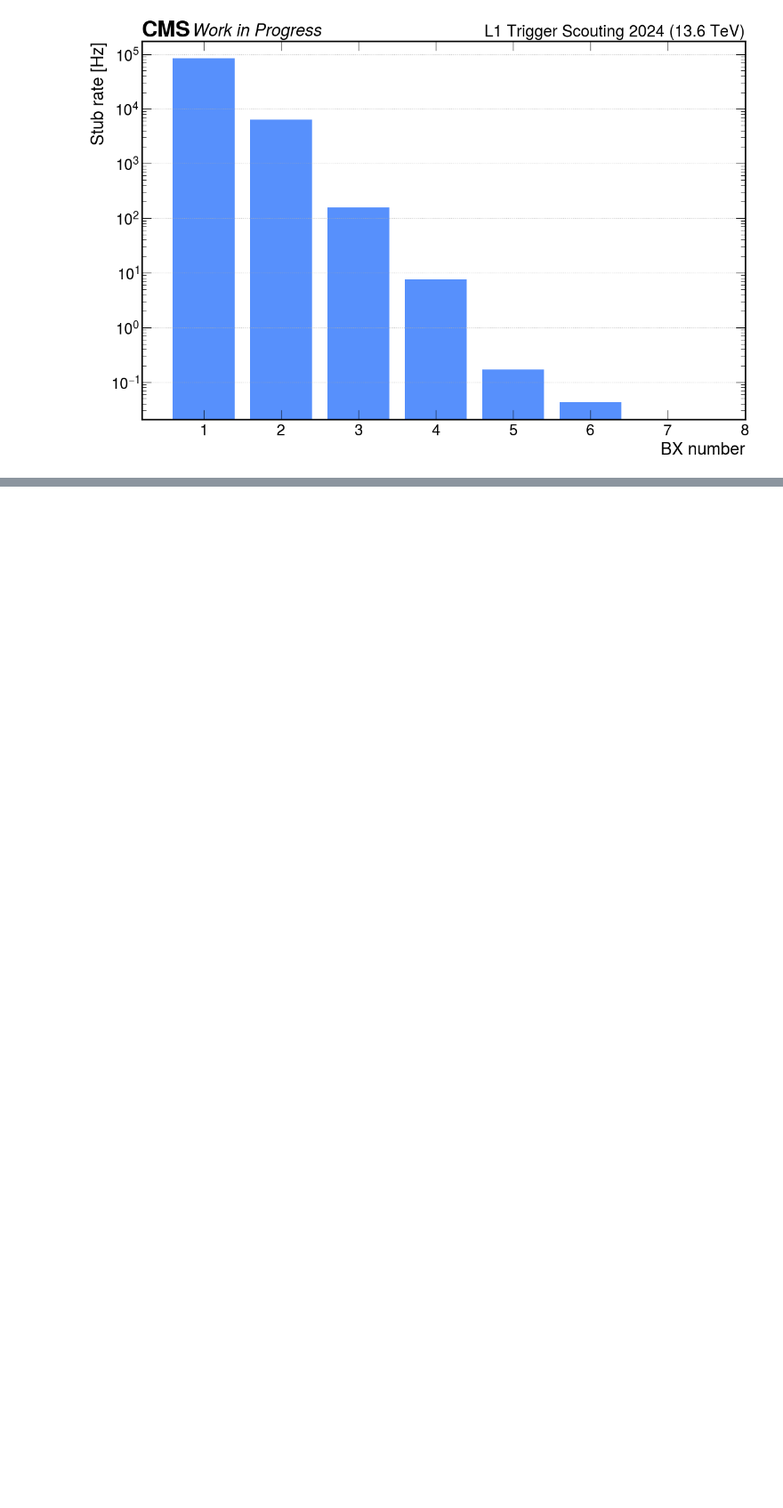
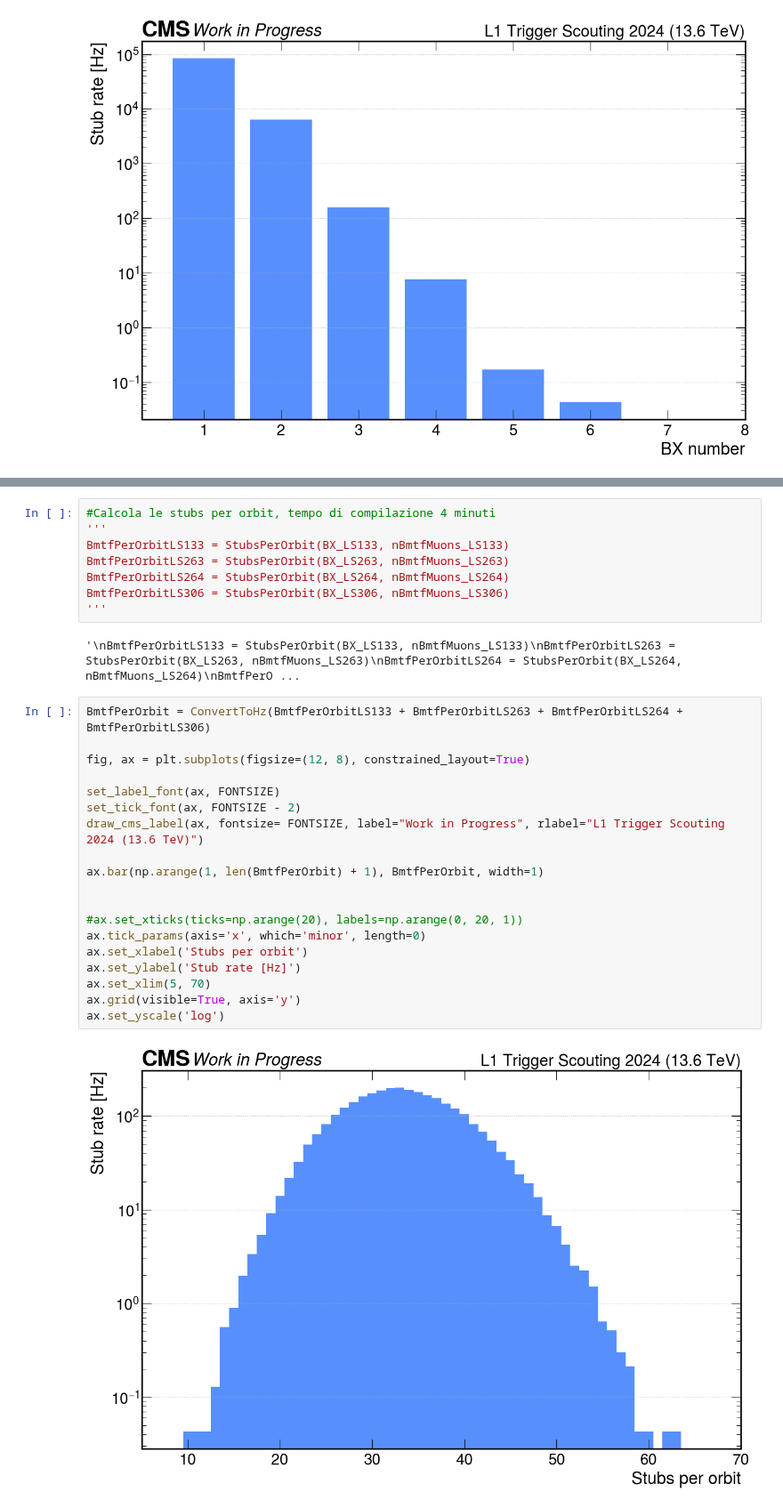
Before and after one commit to francescoreschio/Tesi-Triennale, a Jupyter notebook: Codice/BMTF.ipynb, the cells around one changed output, grey strips where cells are left out. Shown at 89% size. Saved outputs shown, nothing was run; the diff lists cells and outputs as text; blank space fills up the shorter version.

Commit message:
update bmtf

```diff
--- a/Codice/BMTF.ipynb
+++ b/Codice/BMTF.ipynb
@@ -158,0 +156,31 @@ ax.set_yscale('log')
+# %%
+#Calcola le stubs per orbit, tempo di compilazione 4 minuti
+'''
+BmtfPerOrbitLS133 = StubsPerOrbit(BX_LS133, nBmtfMuons_LS133)
+BmtfPerOrbitLS263 = StubsPerOrbit(BX_LS263, nBmtfMuons_LS263)
+BmtfPerOrbitLS264 = StubsPerOrbit(BX_LS264, nBmtfMuons_LS264)
+BmtfPerOrbitLS306 = StubsPerOrbit(BX_LS306, nBmtfMuons_LS306)
+'''
+# %% [output]
+'\nBmtfPerOrbitLS133 = StubsPerOrbit(BX_LS133, nBmtfMuons_LS133)\nBmtfPerOrbitLS263 = StubsPerOrbit(BX_LS263, nBmtfMuons_LS263)\nBmtfPerOrbitLS264 = StubsPerOrbit(BX_LS264, nBmtfMuons_LS264)\nBmtfPerO ...
+# %%
+BmtfPerOrbit = ConvertToHz(BmtfPerOrbitLS133 + BmtfPerOrbitLS263 + BmtfPerOrbitLS264 + BmtfPerOrbitLS306)
+
+fig, ax = plt.subplots(figsize=(12, 8), constrained_layout=True)
+
+set_label_font(ax, FONTSIZE)
+set_tick_font(ax, FONTSIZE - 2)
+draw_cms_label(ax, fontsize= FONTSIZE, label="Work in Progress", rlabel="L1 Trigger Scouting 2024 (13.6 TeV)")
+
+ax.bar(np.arange(1, len(BmtfPerOrbit) + 1), BmtfPerOrbit, width=1)
+
+
+#ax.set_xticks(ticks=np.arange(20), labels=np.arange(0, 20, 1))
+ax.tick_params(axis='x', which='minor', length=0)
+ax.set_xlabel('Stubs per orbit')
+ax.set_ylabel('Stub rate [Hz]')
+ax.set_xlim(5, 70)
+ax.grid(visible=True, axis='y')
+ax.set_yscale('log')
+# %% [output]
+[figure, added]
```
Also changed, not shown: parts of 13 cells of this notebook, 3 other files.
